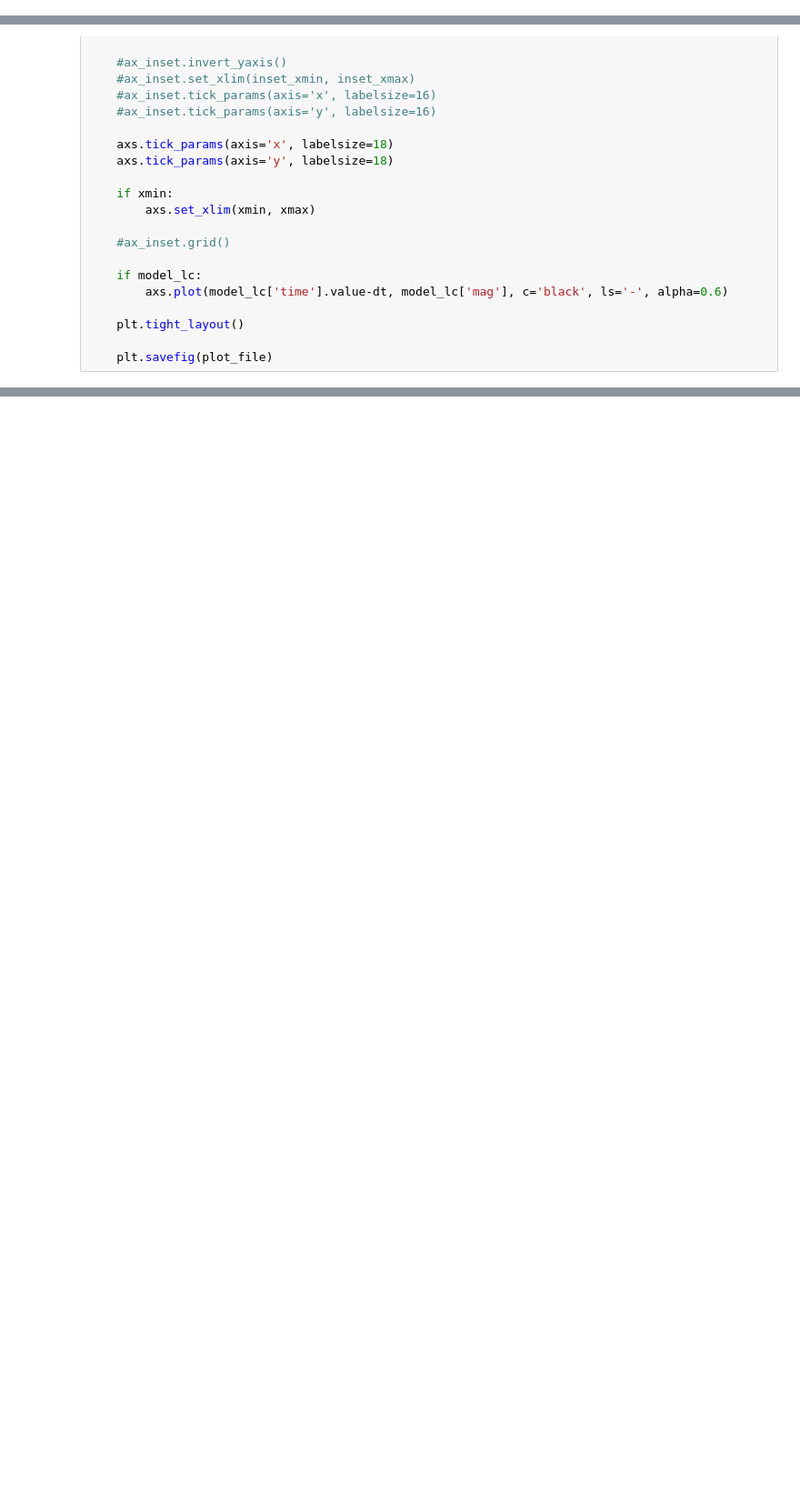
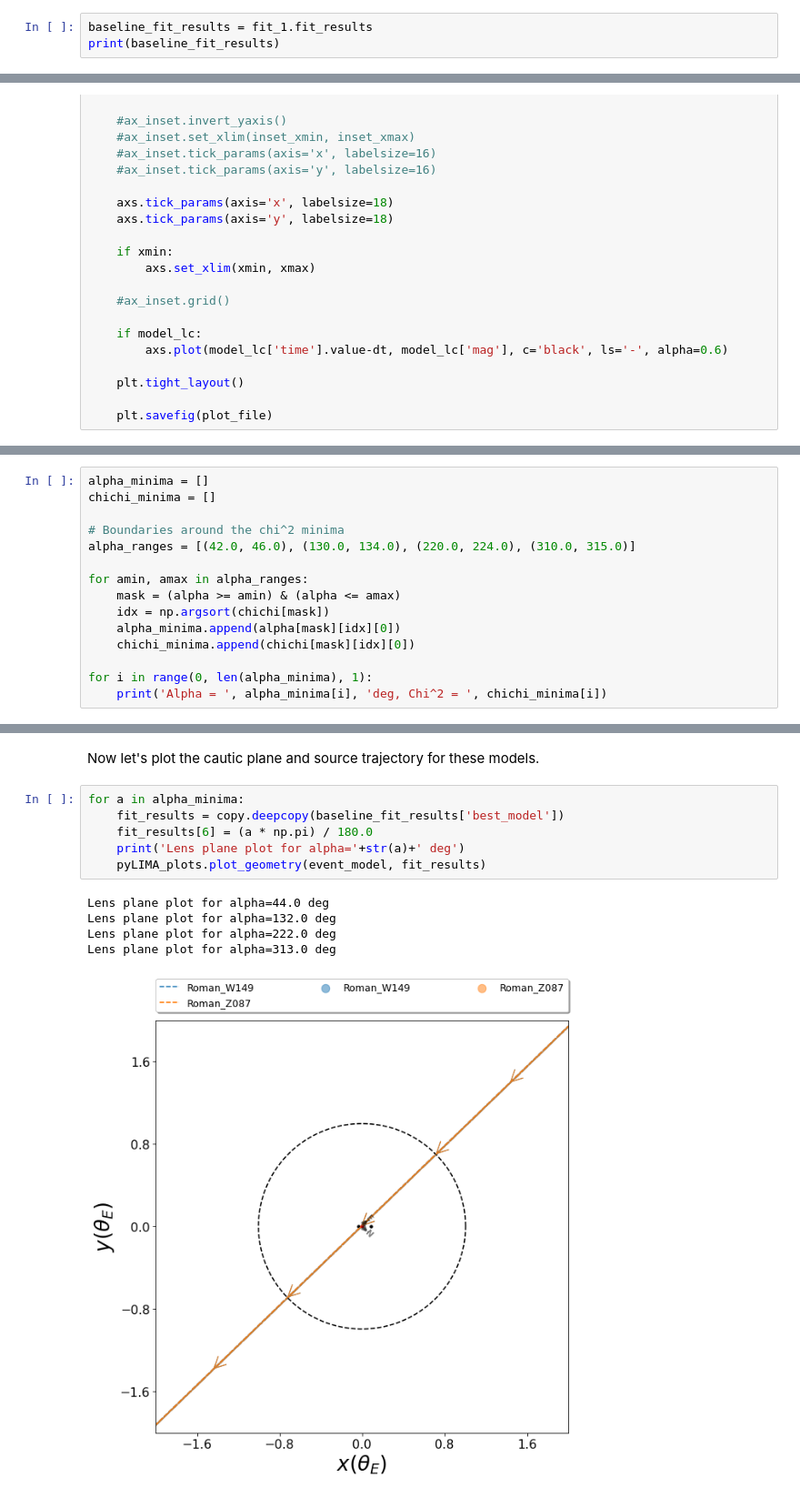
Before and after one commit to microlensing-data-challenge/evaluation_code, a Jupyter notebook: explore_alpha.ipynb, the cells around one changed output, grey strips where cells are left out. Shown at 91% size. Saved outputs shown, nothing was run; the diff lists cells and outputs as text; blank space fills up the shorter version.

```diff
--- a/explore_alpha.ipynb
+++ b/explore_alpha.ipynb
@@ -164,0 +181,3 @@ ValueError: Inconsistent shapes between bounds and `x0`.
+# %%
+baseline_fit_results = fit_1.fit_results
+print(baseline_fit_results)
@@ -262,0 +347,15 @@ plot_lc(wlc, zlc, 0.0, 0.0, plot_file, xmin=9651, xmax=9653, model_lc=model_tele
+# %%
+alpha_minima = []
+chichi_minima = []
+
+# Boundaries around the chi^2 minima
+alpha_ranges = [(42.0, 46.0), (130.0, 134.0), (220.0, 224.0), (310.0, 315.0)]
+
+for amin, amax in alpha_ranges:
+    mask = (alpha >= amin) & (alpha <= amax)
+    idx = np.argsort(chichi[mask])
+    alpha_minima.append(alpha[mask][idx][0])
+    chichi_minima.append(chichi[mask][idx][0])
+
+for i in range(0, len(alpha_minima), 1):
+    print('Alpha = ', alpha_minima[i], 'deg, Chi^2 = ', chichi_minima[i])
@@ -262,0 +367,14 @@ plot_lc(wlc, zlc, 0.0, 0.0, plot_file, xmin=9651, xmax=9653, model_lc=model_tele
+# %% [markdown]
+Now let's plot the cautic plane and source trajectory for these models.
+# %%
+for a in alpha_minima:
+    fit_results = copy.deepcopy(baseline_fit_results['best_model'])
+    fit_results[6] = (a * np.pi) / 180.0
+    print('Lens plane plot for alpha='+str(a)+' deg')
+    pyLIMA_plots.plot_geometry(event_model, fit_results)
+# %% [output]
+Lens plane plot for alpha=44.0 deg
+Lens plane plot for alpha=132.0 deg
+Lens plane plot for alpha=222.0 deg
+Lens plane plot for alpha=313.0 deg
+[figure, added]
```
Also changed, not shown: parts of 20 cells of this notebook.
